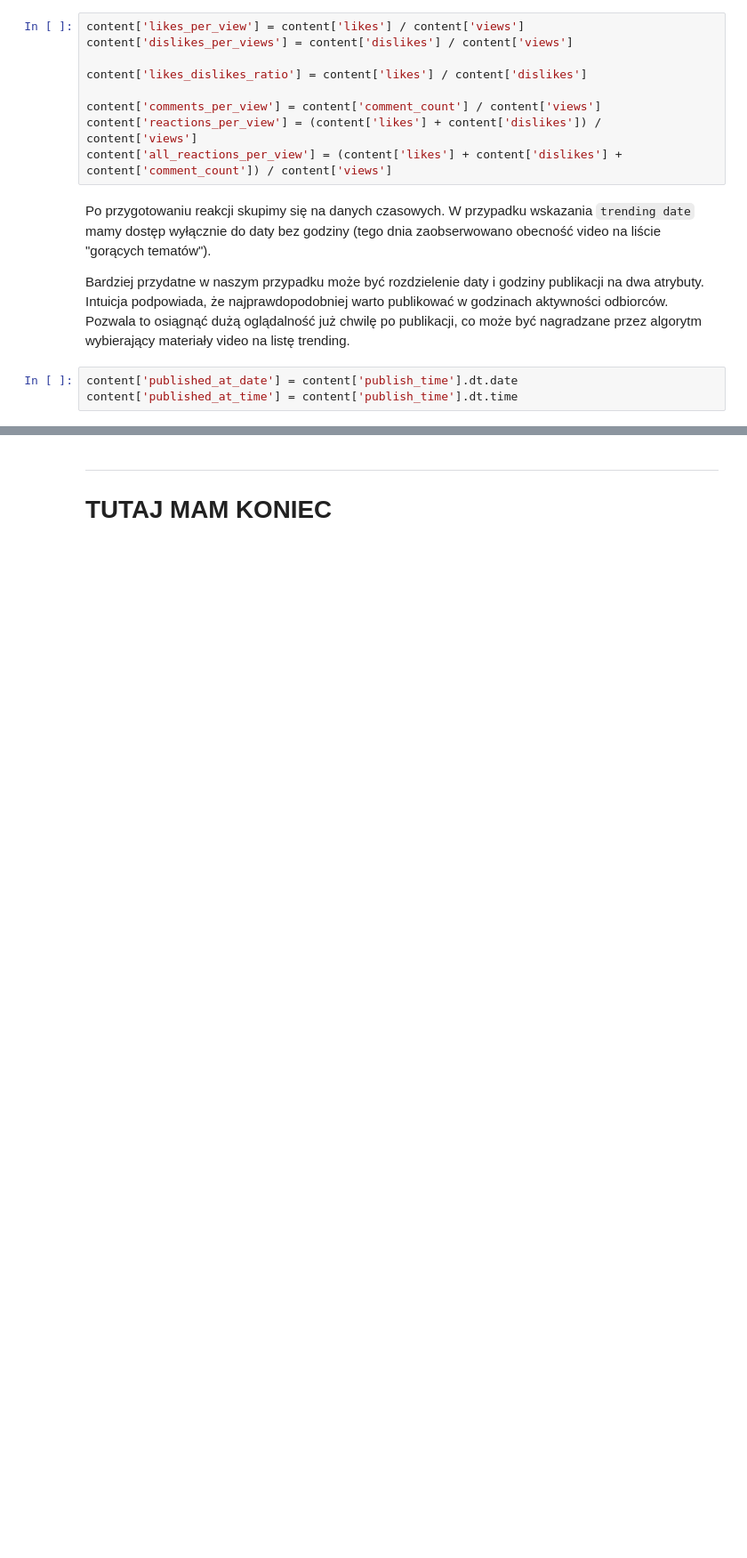
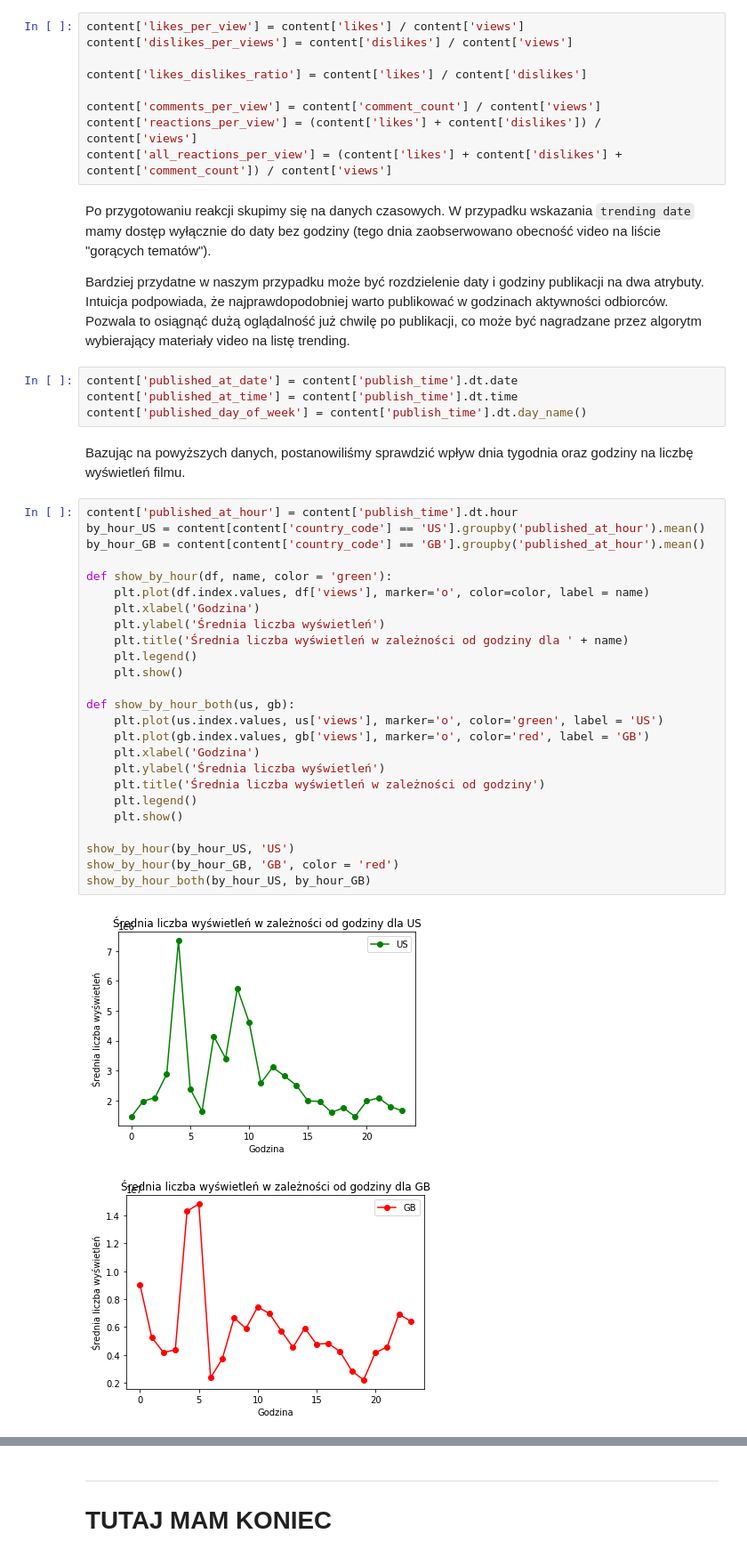
Before and after one commit to Bartosz-Gorka-Archive/youtube-trending-videos, a Jupyter notebook: youtube_trending_videos.ipynb, the cells around one changed output, grey strips where cells are left out. Shown: that part at 89% size. Drawn from its saved outputs; the diff is of its cells as text; blank space fills up the shorter version.

Commit message:
feat: Trending duration, hours and days of publication analyze

```diff
--- a/youtube_trending_videos.ipynb
+++ b/youtube_trending_videos.ipynb
@@ -176,3 +176,34 @@ Bardziej przydatne w naszym przypadku może być rozdzielenie daty i godziny pub
 # %%
 content['published_at_date'] = content['publish_time'].dt.date
 content['published_at_time'] = content['publish_time'].dt.time
+content['published_day_of_week'] = content['publish_time'].dt.day_name()
+# %% [markdown]
+Bazując na powyższych danych, postanowiliśmy sprawdzić wpływ dnia tygodnia oraz godziny na liczbę wyświetleń filmu.
+# %%
+content['published_at_hour'] = content['publish_time'].dt.hour
+by_hour_US = content[content['country_code'] == 'US'].groupby('published_at_hour').mean()
+by_hour_GB = content[content['country_code'] == 'GB'].groupby('published_at_hour').mean()
+
+def show_by_hour(df, name, color = 'green'):
+    plt.plot(df.index.values, df['views'], marker='o', color=color, label = name)
+    plt.xlabel('Godzina')
+    plt.ylabel('Średnia liczba wyświetleń')
+    plt.title('Średnia liczba wyświetleń w zależności od godziny dla ' + name)
+    plt.legend()
+    plt.show()
+
+def show_by_hour_both(us, gb):
+    plt.plot(us.index.values, us['views'], marker='o', color='green', label = 'US')
+    plt.plot(gb.index.values, gb['views'], marker='o', color='red', label = 'GB')
+    plt.xlabel('Godzina')
+    plt.ylabel('Średnia liczba wyświetleń')
+    plt.title('Średnia liczba wyświetleń w zależności od godziny')
+    plt.legend()
+    plt.show()
+
+show_by_hour(by_hour_US, 'US')
+show_by_hour(by_hour_GB, 'GB', color = 'red')
+show_by_hour_both(by_hour_US, by_hour_GB)
+# %% [output]
+[figure, added]
+[figure, added]
```
Also changed, not shown: parts of 9 cells of this notebook.
